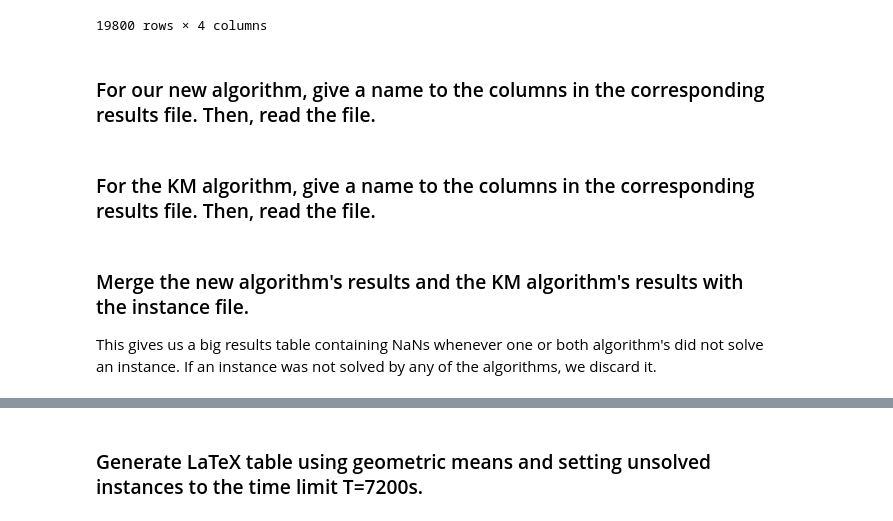
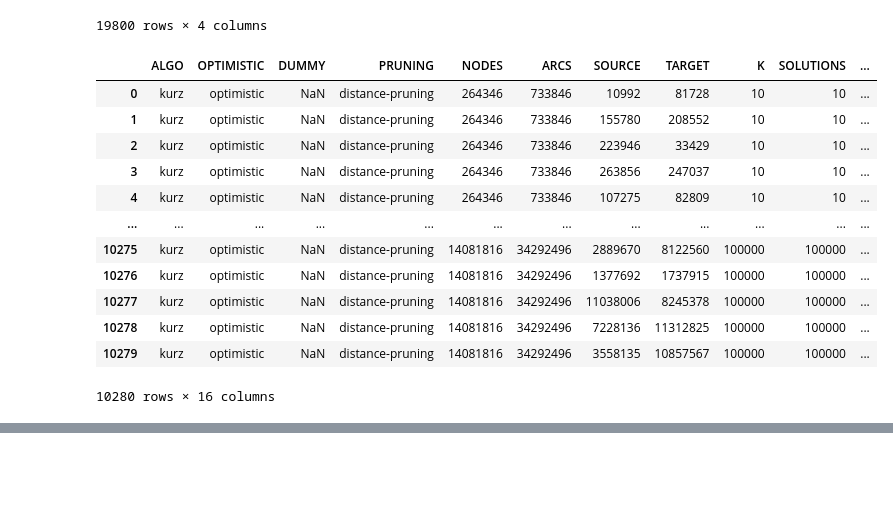
Before and after one commit to maristanyPedro/kshortestpaths, a Jupyter notebook: results/evaluationRoads.ipynb, the cells around one changed output, grey strips where cells are left out. Drawn from its saved outputs; the diff is of its cells as text; code cells hidden in the pictures; blank space fills up the shorter version.

```diff
--- a/results/evaluationRoads.ipynb
+++ b/results/evaluationRoads.ipynb
@@ -21,8 +19,6 @@ instancesDf
 | 19798 | USA-road-dt.W.gr | 2071445 | 835264 | 1000000 |
 | 19799 | USA-road-dt.W.gr | 5667776 | 4180945 | 1000000 |
 19800 rows × 4 columns
-# %% [markdown]
-### For our new algorithm, give a name to the columns in the corresponding results file. Then, read the file.
 # %%
 newAlgoHeader = ['ALGO', 'GRAPH', 'SOURCE', 'TARGET', 'K', 'TIME', 'COST_MIN', 'COST_MAX', 'SOLUTIONS', 'BDA_QUERIES', 'FAILED_BDA', 'EXPANSIONS_PER_BDA', 'EXPANSIONS_PER_FAILED_BDA', 'POOL_SIZE']
 
@@ -30,12 +28,22 @@ newAlgoDf = pd.read_csv('finalRoadResults_na.csv', delimiter=';', header=None, n
-# %% [markdown]
-### For the KM algorithm, give a name to the columns in the corresponding results file. Then, read the file.
 # %%
 kurzHeader = ['ALGO', 'OPTIMISTIC', 'DUMMY', 'PRUNING', 'NODES', 'ARCS', 'SOURCE' , 'TARGET', 'K', 'SOLUTIONS', 'COST_MIN', 'COST_MAX', 'SUM_OF_COSTS', 'SP_TREES', 'SP_TREES_EXPANSIONS', 'TIME']
 
 kurzDf = pd.read_csv('finalRoadResults_kurz.csv', delimiter=';', header=None, names=kurzHeader)
+kurzDf
+# %% [output]
+|  | ALGO | OPTIMISTIC | DUMMY | PRUNING | NODES | ARCS | SOURCE | TARGET | K | SOLUTIONS | ... |
+| 0 | kurz | optimistic | NaN | distance-pruning | 264346 | 733846 | 10992 | 81728 | 10 | 10 | ... |
+| 1 | kurz | optimistic | NaN | distance-pruning | 264346 | 733846 | 155780 | 208552 | 10 | 10 | ... |
+| 2 | kurz | optimistic | NaN | distance-pruning | 264346 | 733846 | 223946 | 33429 | 10 | 10 | ... |
+| 3 | kurz | optimistic | NaN | distance-pruning | 264346 | 733846 | 263856 | 247037 | 10 | 10 | ... |
+| 4 | kurz | optimistic | NaN | distance-pruning | 264346 | 733846 | 107275 | 82809 | 10 | 10 | ... |
+| ... | ... | ... | ... | ... | ... | ... | ... | ... | ... | ... | ... |
+| 10275 | kurz | optimistic | NaN | distance-pruning | 14081816 | 34292496 | 2889670 | 8122560 | 100000 | 100000 | ... |
+| 10276 | kurz | optimistic | NaN | distance-pruning | 14081816 | 34292496 | 1377692 | 1737915 | 100000 | 100000 | ... |
+| 10277 | kurz | optimistic | NaN | distance-pruning | 14081816 | 34292496 | 11038006 | 8245378 | 100000 | 100000 | ... |
+| 10278 | kurz | optimistic | NaN | distance-pruning | 14081816 | 34292496 | 7228136 | 11312825 | 100000 | 100000 | ... |
+| 10279 | kurz | optimistic | NaN | distance-pruning | 14081816 | 34292496 | 3558135 | 10857567 | 100000 | 100000 | ... |
+10280 rows × 16 columns
-# %% [markdown]
-### Merge the new algorithm's results and the KM algorithm's results with the instance file.
-This gives us a big results table containing NaNs whenever one or both algorithm's did not solve an instance. If an instance was not solved by any of the algorithms, we discard it.
 # %%
 mergedDf = pd.merge(instancesDf, newAlgoDf, on=['GRAPH', 'SOURCE', 'TARGET', 'K'], how='left')
 mergedDf = pd.merge(mergedDf, kurzDf, on=['SOURCE', 'TARGET', 'K'], how='left', suffixes=("_na", "_kurz"))
@@ -56,7 +63,5 @@ mergedDf
 | 16198 | USA-road-dt.NY.gr | 177073 | 104477 | 1000000 | NaN | 80.508 | 640491.0 | 641032.0 | 1000000.0 | ... |
 | 16199 | USA-road-dt.NY.gr | 150038 | 159914 | 1000000 | NaN | 62.040 | 401191.0 | 401728.0 | 1000000.0 | ... |
 12145 rows × 27 columns
-# %% [markdown]
-### Generate LaTeX table using geometric means and setting unsolved instances to the time limit T=7200s.
 # %%
 from scipy.stats import gmean
```
Also changed, not shown: parts of 7 cells of this notebook, 7 other files.
